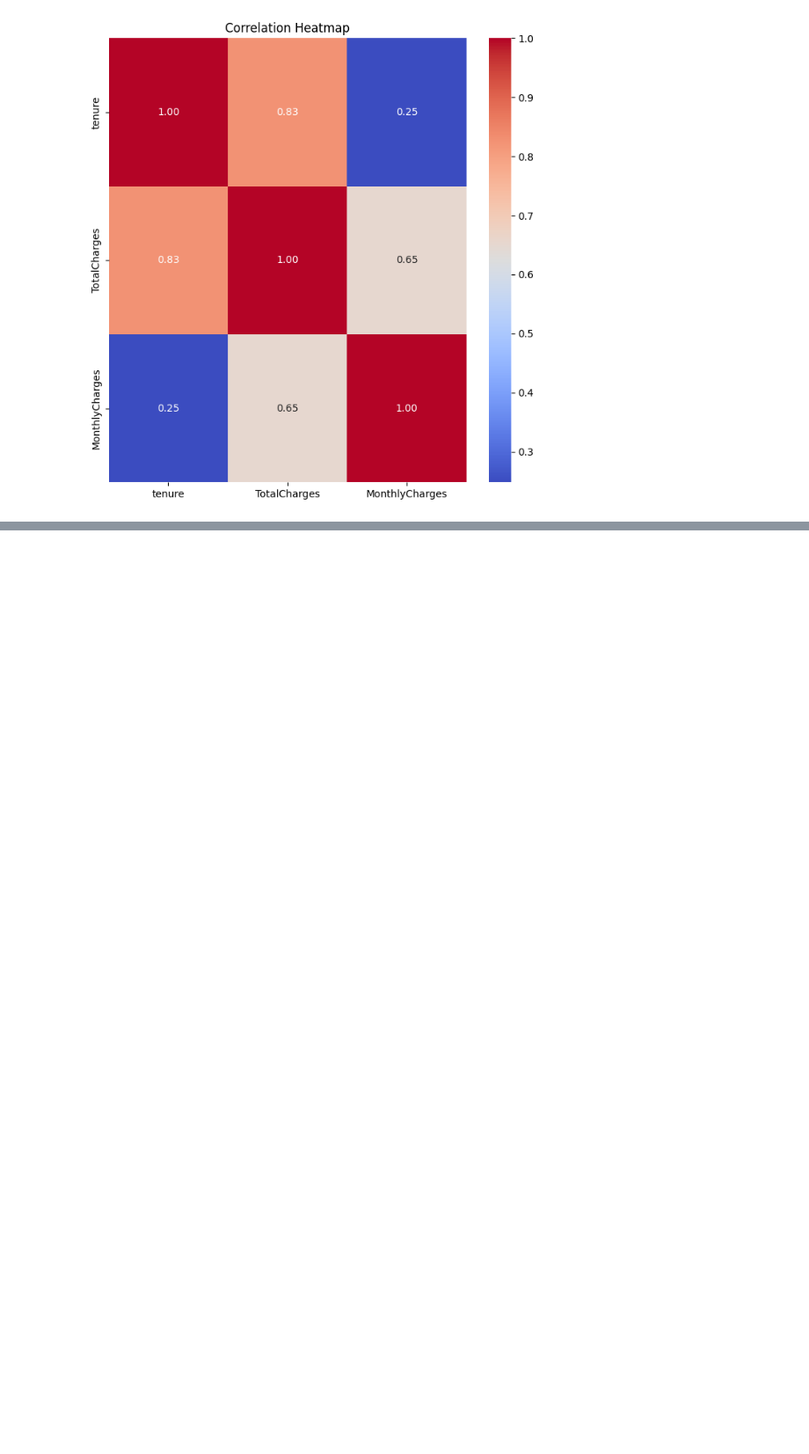
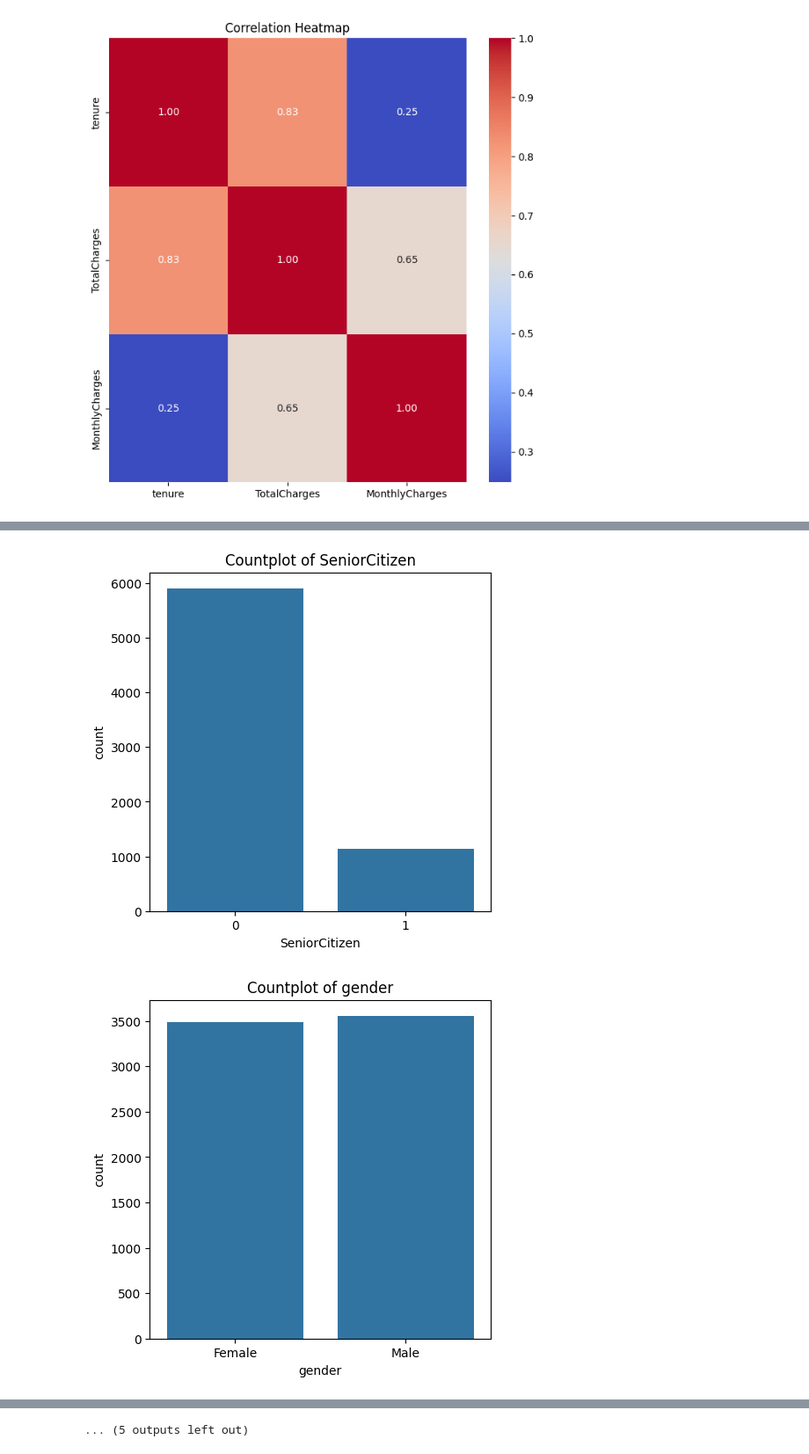
Before and after one commit to BibekRai44/basic-ml-project, a Jupyter notebook: telcocustomerchurn.ipynb, the cells around one changed output, grey strips where cells are left out. Shown at 88% size. Drawn from its saved outputs; the diff is of its cells as text; code cells hidden in the pictures; blank space fills up the shorter version.

```diff
--- a/telcocustomerchurn.ipynb
+++ b/telcocustomerchurn.ipynb
@@ -241,0 +262,13 @@ plt.show()
+# %%
+object_cols = data.select_dtypes(include = "object").columns.to_list()
+
+object_cols = ['SeniorCitizen'] + object_cols
+
+for col in object_cols:
+    plt.figure(figsize=(5,5))
+    sns.countplot(x=data[col])
+    plt.title(f"Countplot of {col}")
+    plt.show()
+# %% [output]
+[figure, added]
+[figure, added]
@@ -241,0 +285 @@ plt.show()
+... (5 outputs left out)
```
Also changed, not shown: parts of 33 cells of this notebook.
